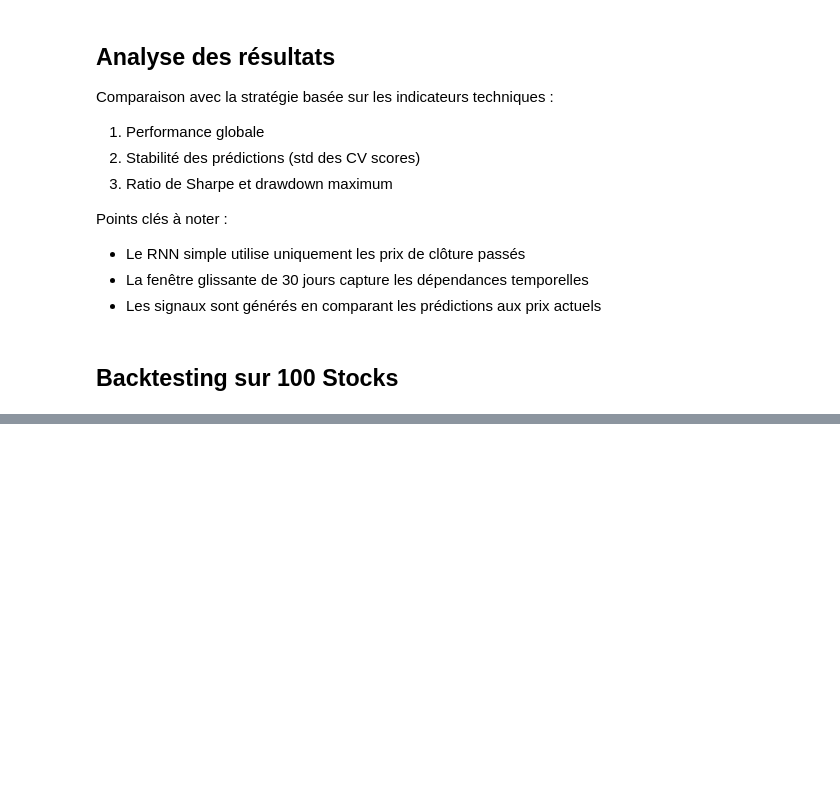
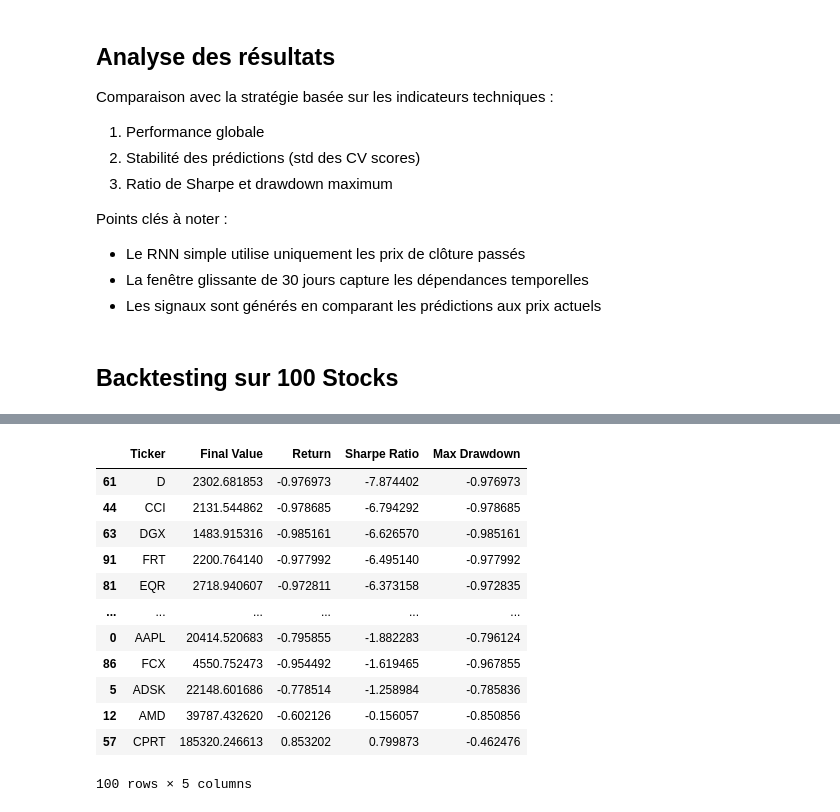
Before and after one commit to gpelleri/AMP_Algorithmic_Trading, a Jupyter notebook: notebooks/Strategy 5 - Simple RNN.ipynb, the cells around one changed output, grey strips where cells are left out. Cells and saved outputs as stored; diff of their text form; code cells hidden in the pictures; blank space fills up the shorter version.

```diff
--- a/notebooks/Strategy 5 - Simple RNN.ipynb
+++ b/notebooks/Strategy 5 - Simple RNN.ipynb
@@ -187,3 +279,19 @@ for ticker in tickers:
+# %%
+performance_df.sort_values("Sharpe Ratio")
+# %% [output]
+|  | Ticker | Final Value | Return | Sharpe Ratio | Max Drawdown |
+| 61 | D | 2302.681853 | -0.976973 | -7.874402 | -0.976973 |
+| 44 | CCI | 2131.544862 | -0.978685 | -6.794292 | -0.978685 |
+| 63 | DGX | 1483.915316 | -0.985161 | -6.626570 | -0.985161 |
+| 91 | FRT | 2200.764140 | -0.977992 | -6.495140 | -0.977992 |
+| 81 | EQR | 2718.940607 | -0.972811 | -6.373158 | -0.972835 |
+| ... | ... | ... | ... | ... | ... |
+| 0 | AAPL | 20414.520683 | -0.795855 | -1.882283 | -0.796124 |
+| 86 | FCX | 4550.752473 | -0.954492 | -1.619465 | -0.967855 |
+| 5 | ADSK | 22148.601686 | -0.778514 | -1.258984 | -0.785836 |
+| 12 | AMD | 39787.432620 | -0.602126 | -0.156057 | -0.850856 |
+| 57 | CPRT | 185320.246613 | 0.853202 | 0.799873 | -0.462476 |
+100 rows × 5 columns
 # %%
 # Create DataFrame
 perf_df = pd.DataFrame(performance_summary)
```
Also changed, not shown: parts of 15 cells of this notebook, 2 other files.
